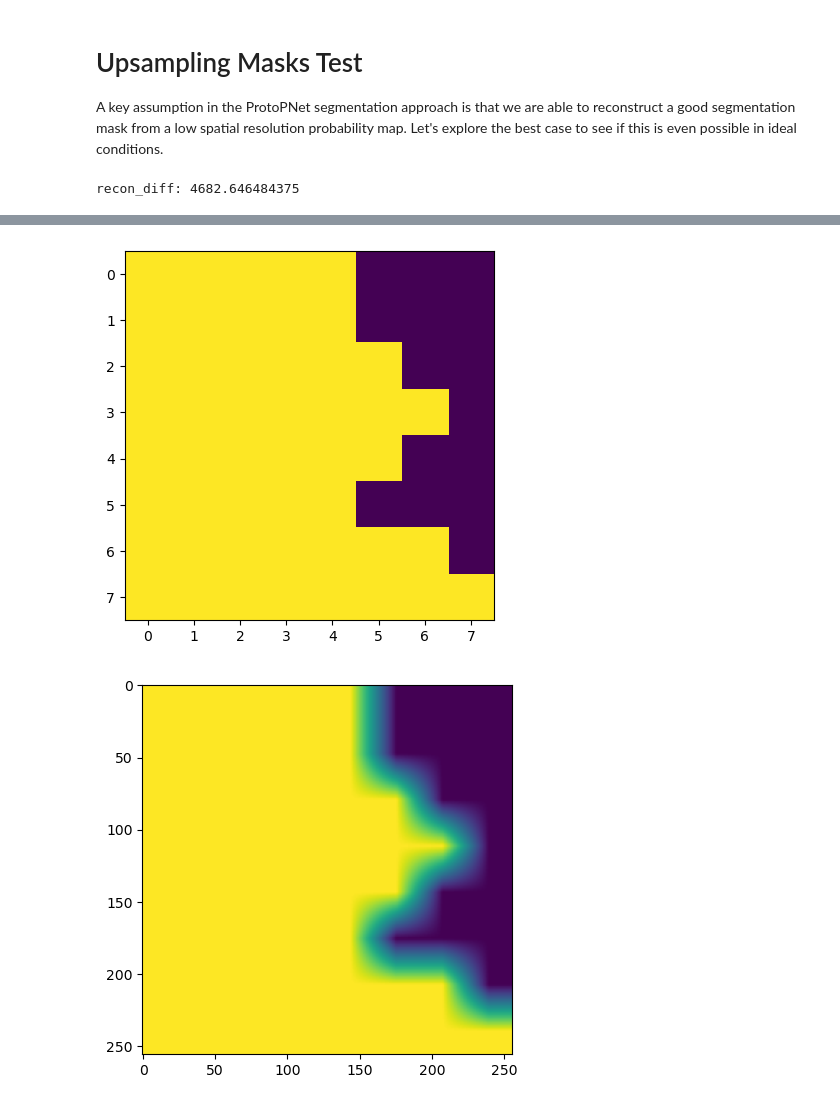
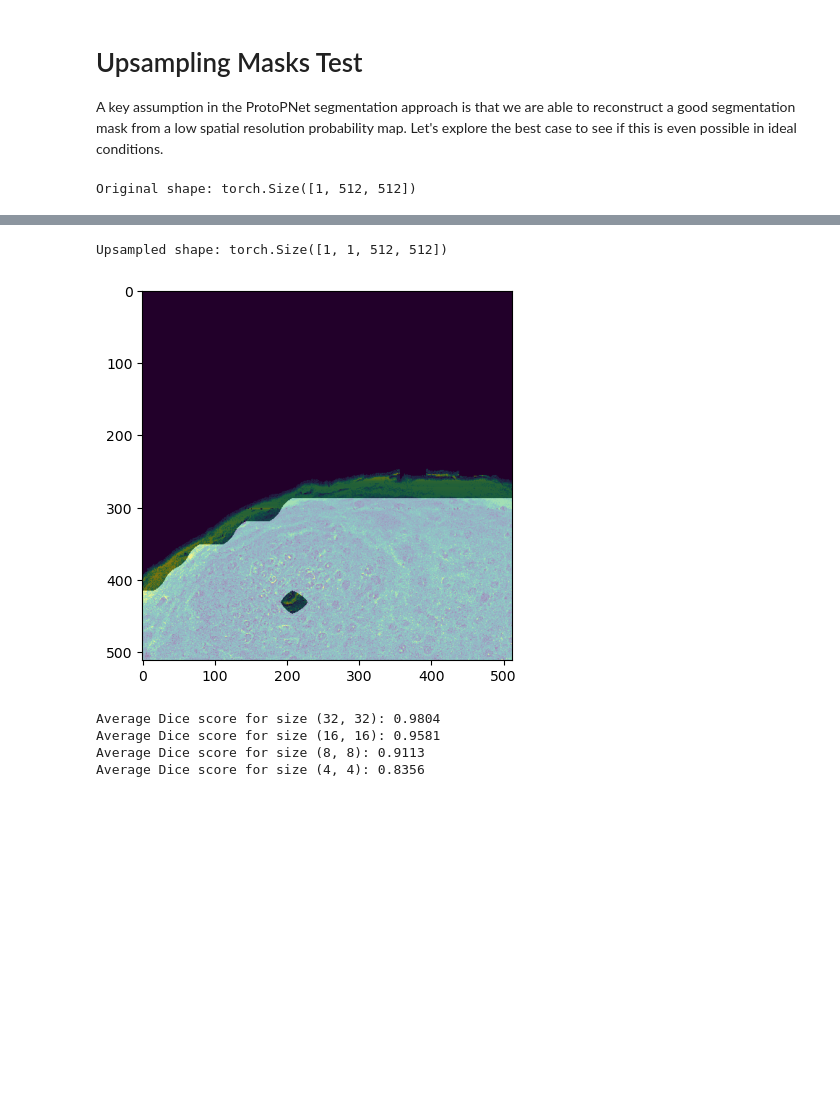
Before and after one commit to cyber-chris/this-does-not-look-like-that, a Jupyter notebook: interpolation_test.ipynb, the cells around one changed output, grey strips where cells are left out. Saved outputs shown, nothing was run; the diff lists cells and outputs as text; code cells hidden in the pictures; blank space fills up the shorter version.

Commit message:
compare different feature map sizes

```diff
--- a/interpolation_test.ipynb
+++ b/interpolation_test.ipynb
@@ -41,16 +43,18 @@ val_dl = create_raman_mask_dataloaders_from_ids(
     in_memory=True,
     is_train=False,
 )
+# %%
+feature_map_size = (16, 16)
 # %%
 for x, y in val_dl:
-    batch_i = 2
+    batch_i = 0
     if y[batch_i].sum() < 50:
         continue
     downsampled = torch.nn.functional.interpolate(
         y[batch_i].unsqueeze(0),
-        size=(8, 8),
+        size=feature_map_size,
         mode="bilinear",
-        # align_corners=False,
+        align_corners=False,
     )
     upsampled = torch.nn.functional.interpolate(
         downsampled,
@@ -58,14 +62,16 @@ for x, y in val_dl:
         mode="bilinear",
         align_corners=False,
     )
-    recon_diff = (y[batch_i] - upsampled[0, 0]).abs().sum()
-    print(f"recon_diff: {recon_diff.item()}")
-    plt.imshow(y[batch_i, 0])
+    upsampled_bin = (upsampled >= 0.5).long()
+
+    print("Original shape:", y[batch_i].shape)
+    plt.imshow(x[batch_i, 7].squeeze().cpu().numpy())
+    plt.imshow(y[batch_i].squeeze().cpu().numpy(), cmap='gray', alpha=0.5)
     plt.show()
-    plt.imshow(downsampled[0, 0])
-    plt.show()
-    plt.imshow(upsampled[0, 0])
+    print("Upsampled shape:", upsampled_bin.shape)
+    plt.imshow(x[batch_i, 7].squeeze().cpu().numpy())
+    plt.imshow(upsampled_bin.squeeze().cpu().numpy(), cmap='gray', alpha=0.5)
     plt.show()
     break
 # %% [output]
-recon_diff: 4682.646484375
+Original shape: torch.Size([1, 512, 512])
@@ -73,2 +79,36 @@ recon_diff: 4682.646484375
+Upsampled shape: torch.Size([1, 1, 512, 512])
-[figure, old version]
+[figure, new version]
-[figure, removed]
+# %%
+def compute_average_dice(val_dl, feature_map_size):
+    dice_total = 0
+    for x, y in val_dl:
+        downsampled = torch.nn.functional.interpolate(
+            y,
+            size=feature_map_size,
+            mode="bilinear",
+            align_corners=False,
+        )
+        upsampled = torch.nn.functional.interpolate(
+            downsampled,
+            size=(y.shape[2], y.shape[3]),
+            mode="bilinear",
+            align_corners=False,
+        )
+
+        # compute dice score between y and upsampled
+        y_true = y.cpu().numpy().flatten()
+        y_pred_bin = (upsampled >= 0.5).cpu().numpy().flatten()
+        intersection = (y_true * y_pred_bin).sum()
+        dice_score = (2. * intersection) / (y_true.sum() + y_pred_bin.sum())
+        dice_total += dice_score
+    return dice_total / len(val_dl)
+
+sizes = [(32, 32), (16, 16), (8, 8), (4, 4)]
+for size in sizes:
+    avg_dice = compute_average_dice(val_dl, size)
+    print(f"Average Dice score for size {size}: {avg_dice:.4f}")
+# %% [output]
+Average Dice score for size (32, 32): 0.9804
+Average Dice score for size (16, 16): 0.9581
+Average Dice score for size (8, 8): 0.9113
+Average Dice score for size (4, 4): 0.8356
```
Also changed, not shown: parts of 2 cells of this notebook.
